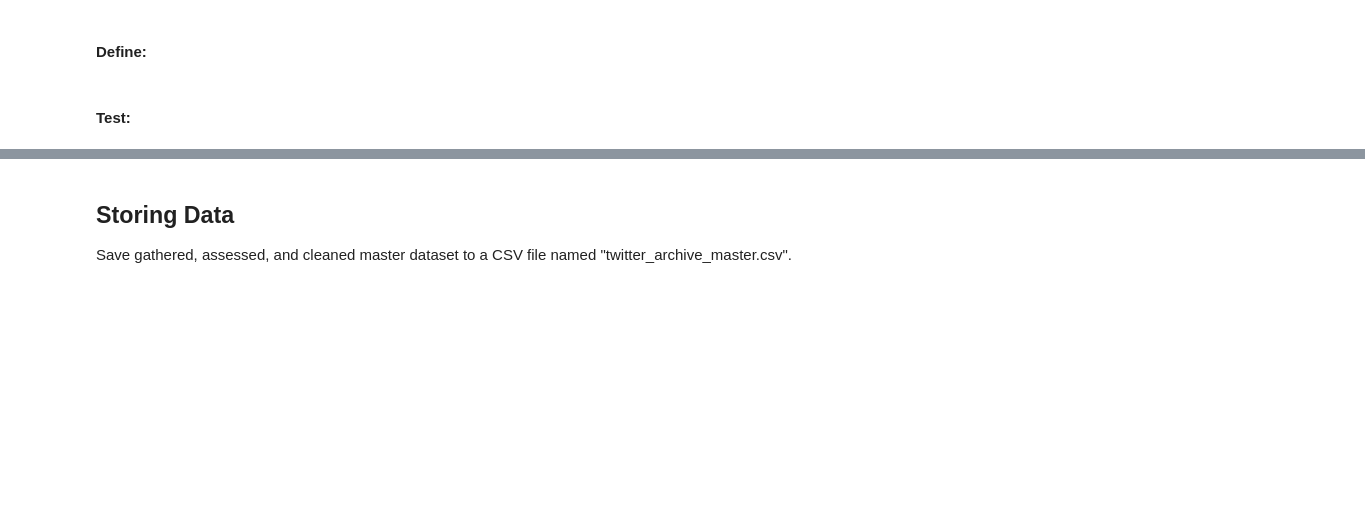
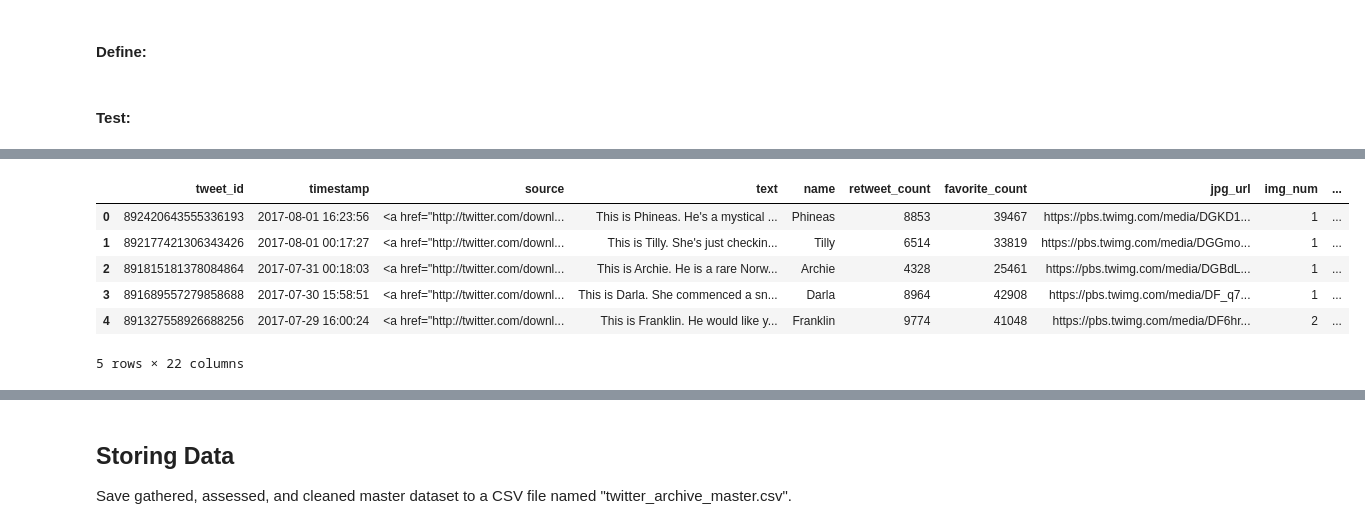
Before and after one commit to wwgaga/Twitter-information-analysis-Weratedog, a Jupyter notebook: project_4/wrangle_act.ipynb, the cells around one changed output, grey strips where cells are left out. Cells and saved outputs as stored; diff of their text form; code cells hidden in the pictures; blank space fills up the shorter version.

```diff
--- a/project_4/wrangle_act.ipynb
+++ b/project_4/wrangle_act.ipynb
@@ -973,0 +901,29 @@ archive_df_master.head(3)
+# %%
+# setup the conditions for selection
+conditions = [(archive_df_master['p1_dog'] == True),
+              (archive_df_master['p2_dog'] == True),
+              (archive_df_master['p3_dog'] == True)]
+
+# setup the choices for selection
+choices = [archive_df_master['p1'], archive_df_master['p2'], archive_df_master['p3']]
+# select the dog breed according to the conditions and choices
+archive_df_master['dog_breed'] = np.select(conditions, choices, default='None')
+# set the choice order for confidence level based on the selection conditions
+choices_confidence = [archive_df_master['p1_conf'],
+                      archive_df_master['p2_conf'],
+                      archive_df_master['p3_conf']]
+
+# select the predicted confidence level based on the first successful condition
+archive_df_master['confidence'] = np.select(conditions, choices_confidence,
+                                            default = 0)
+# %%
+# test
+archive_df_master.head()
+# %% [output]
+|  | tweet_id | timestamp | source | text | name | retweet_count | favorite_count | jpg_url | img_num | ... |
+| 0 | 892420643555336193 | 2017-08-01 16:23:56 | <a href="http://twitter.com/downl... | This is Phineas. He's a mystical ... | Phineas | 8853 | 39467 | https://pbs.twimg.com/media/DGKD1... | 1 | ... |
+| 1 | 892177421306343426 | 2017-08-01 00:17:27 | <a href="http://twitter.com/downl... | This is Tilly. She's just checkin... | Tilly | 6514 | 33819 | https://pbs.twimg.com/media/DGGmo... | 1 | ... |
+| 2 | 891815181378084864 | 2017-07-31 00:18:03 | <a href="http://twitter.com/downl... | This is Archie. He is a rare Norw... | Archie | 4328 | 25461 | https://pbs.twimg.com/media/DGBdL... | 1 | ... |
+| 3 | 891689557279858688 | 2017-07-30 15:58:51 | <a href="http://twitter.com/downl... | This is Darla. She commenced a sn... | Darla | 8964 | 42908 | https://pbs.twimg.com/media/DF_q7... | 1 | ... |
+| 4 | 891327558926688256 | 2017-07-29 16:00:24 | <a href="http://twitter.com/downl... | This is Franklin. He would like y... | Franklin | 9774 | 41048 | https://pbs.twimg.com/media/DF6hr... | 2 | ... |
+5 rows × 22 columns
```
Also changed, not shown: parts of 44 cells of this notebook, 3 other files.
